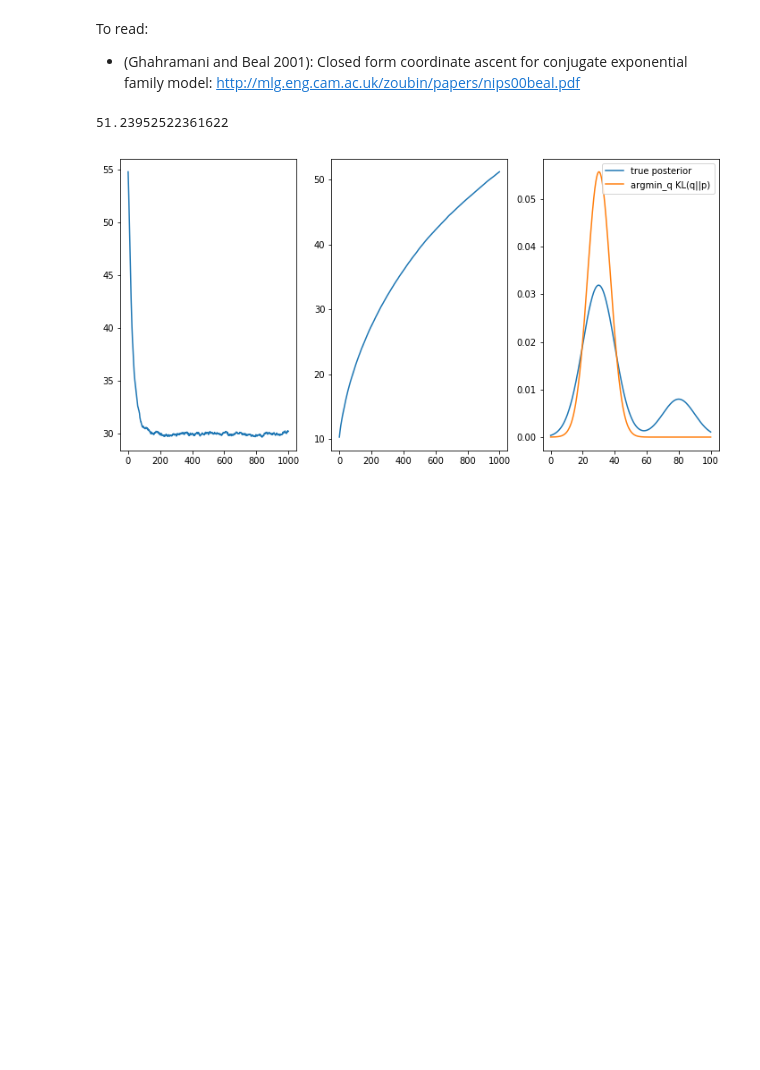
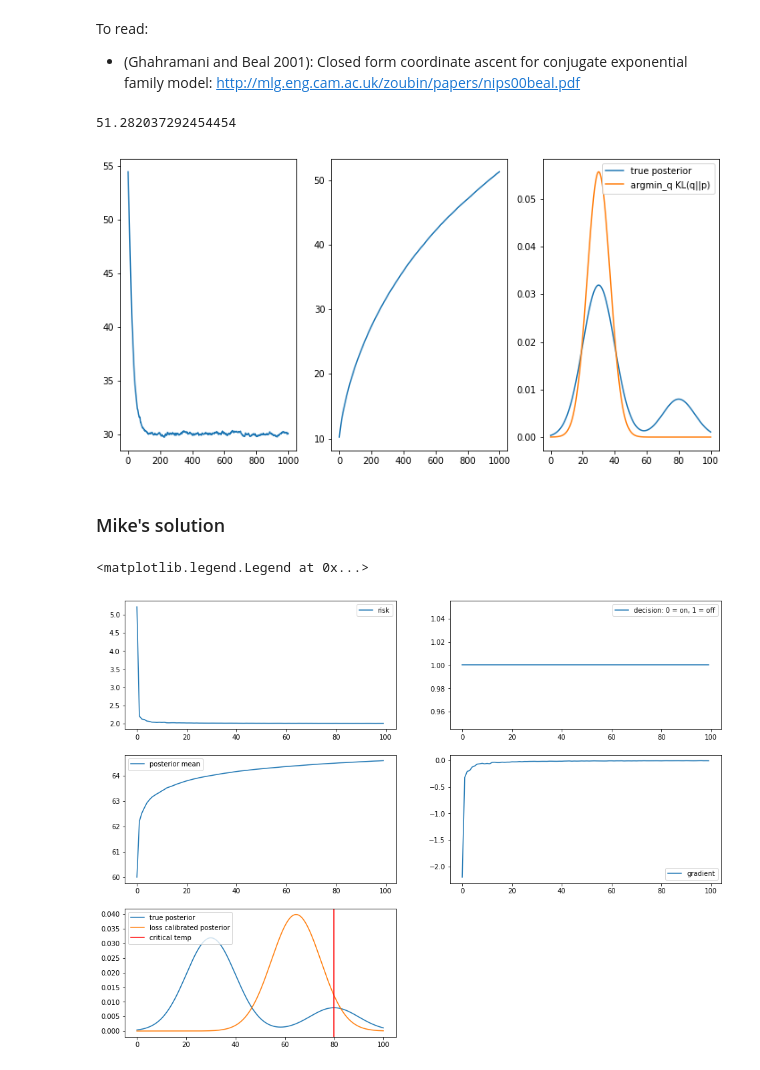
Before and after one commit to takutosato/ml, a Jupyter notebook: loss calibrated.ipynb, the cells around one changed output. Saved outputs shown, nothing was run; the diff lists cells and outputs as text; code cells hidden in the pictures; blank space fills up the shorter version.

```diff
--- a/loss calibrated.ipynb
+++ b/loss calibrated.ipynb
@@ -174,6 +174,7 @@ for i in np.arange(num_iterations):
 # Aside: what's unusual about this construction is that we have the analytical expression of the true posterior.
 # Normally in variational inference, we don't have this, or else we know it only up to a constant of proportionality.
 
+u_
 x = np.linspace(0,100,1000)
 plt.figure(figsize=(12,6))
 plt.subplot(1,3,1)
@@ -188,5 +189,7 @@ plt.plot(x, norm.pdf(x, u, np.sqrt(v)), label="argmin_q KL(q||p)")
 plt.legend()
 v
 # %% [output]
-51.23952522361622
+51.282037292454454
 [figure]
+# %% [markdown]
+### Mike's solution
@@ -192,0 +248,28 @@ v
+# %%
+# plot history
+plt.figure(figsize=(16,12))
+plt.subplot(3,2,1)
+plt.plot(np.arange(num_iterations), history['risk'], label="risk")
+plt.legend()
+
+plt.subplot(3,2,2)
+plt.plot(np.arange(num_iterations), history['h'], label="decision: 0 = on, 1 = off")
+plt.legend()
+
+plt.subplot(3,2,3)
+plt.plot(np.arange(num_iterations), history['u'], label="posterior mean")
+plt.legend()
+
+plt.subplot(3,2,4)
+plt.plot(np.arange(num_iterations), history['dL_u'], label="gradient")
+plt.legend()
+
+plt.subplot(3,2,5)
+plt.plot(x, posterior(x), label="true posterior")
+plt.plot(x, norm.pdf(x, u, sigma), label="loss calibrated posterior")
+plt.plot(x, norm.pdf(x, u, np.sqrt(v)), label="argmin_q KL(q||p)")
+plt.axvline(x=T_crit, color="red", label="critical temp")
+plt.legend(loc="upper left")
+# %% [output]
+<matplotlib.legend.Legend at 0x...>
+[figure, added]
```
Also changed, not shown: parts of 4 cells of this notebook.
